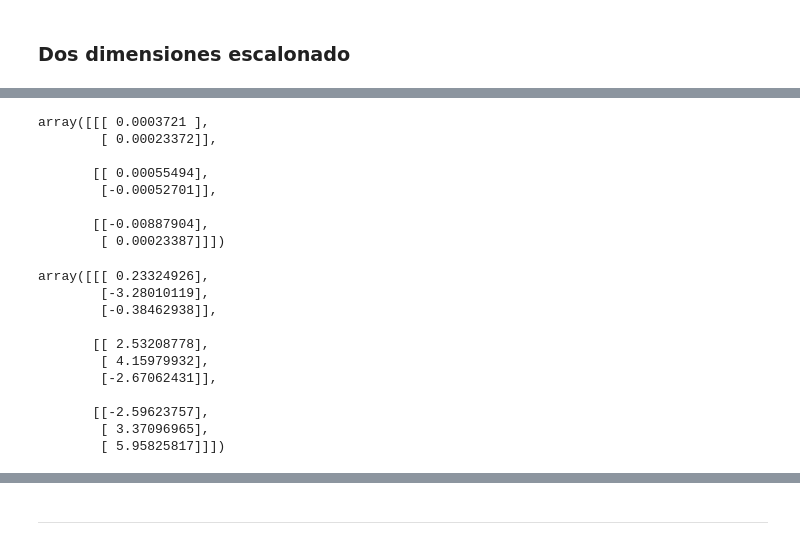
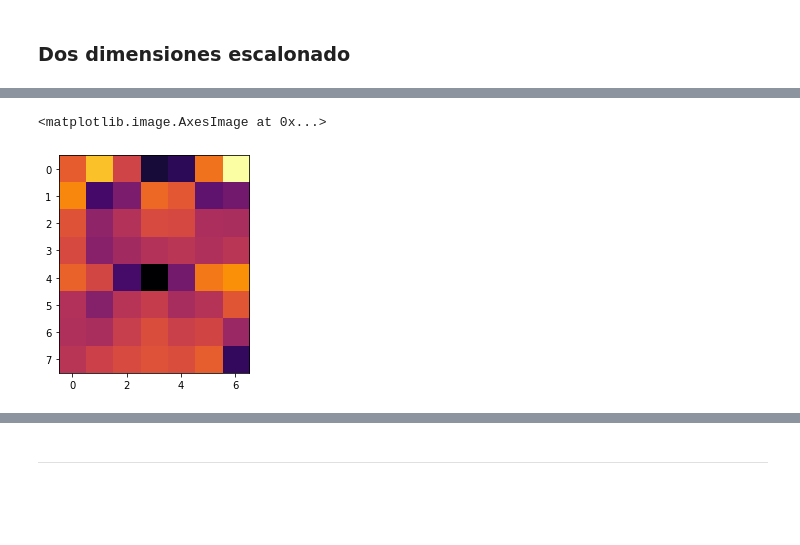
Before and after one commit to OscarAlvaradoM/Tesis, a Jupyter notebook: notebooks/Gradiente_presion.ipynb, the cells around one changed output, grey strips where cells are left out. Saved outputs shown, nothing was run; the diff lists cells and outputs as text; code cells hidden in the pictures; blank space fills up the shorter version.

```diff
--- a/notebooks/Gradiente_presion.ipynb
+++ b/notebooks/Gradiente_presion.ipynb
@@ -1326,26 +1438,6 @@ array([[[ 0.00078603],
-# %%
-v_vel = vels[1]
-v_vel
-# %% [output]
-array([[[ 0.0003721 ],
-        [ 0.00023372]],
-
-       [[ 0.00055494],
-        [-0.00052701]],
-
-       [[-0.00887904],
-        [ 0.00023387]]])
-# %%
-pressure
-# %% [output]
-array([[[ 0.23324926],
-        [-3.28010119],
-        [-0.38462938]],
-
-       [[ 2.53208778],
-        [ 4.15979932],
-        [-2.67062431]],
-
-       [[-2.59623757],
-        [ 3.37096965],
-        [ 5.95825817]]])
+# %%
+u_vel = vels[0]
+plt.imshow(1-u_vel.reshape(nvx-1,nvy).T, cmap = "inferno")
+# %% [output]
+<matplotlib.image.AxesImage at 0x...>
+[figure, added]
```
Also changed, not shown: parts of 15 cells of this notebook.
